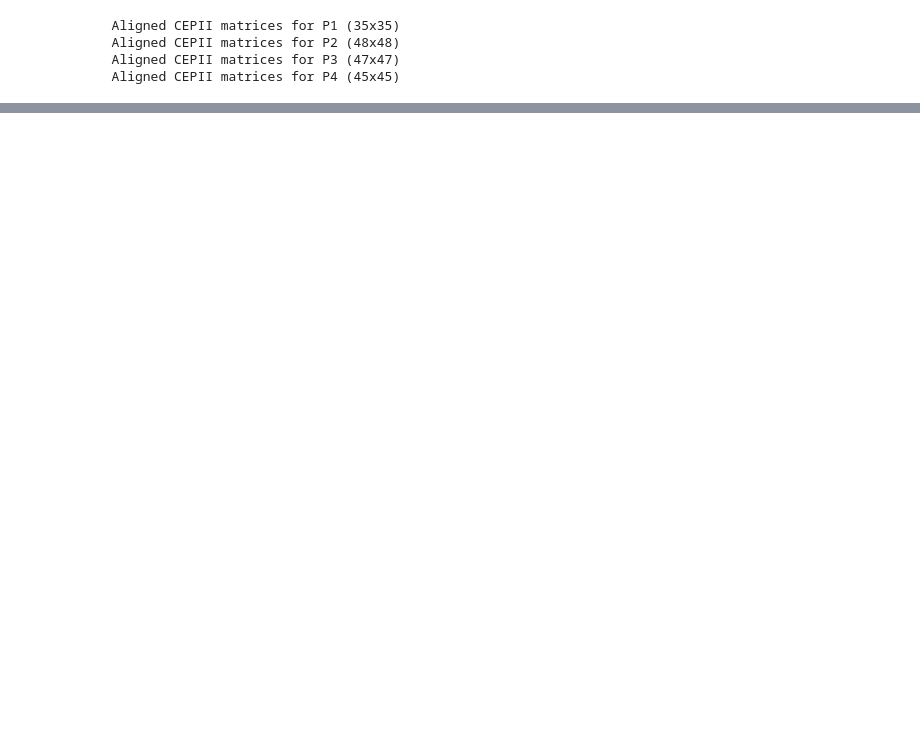
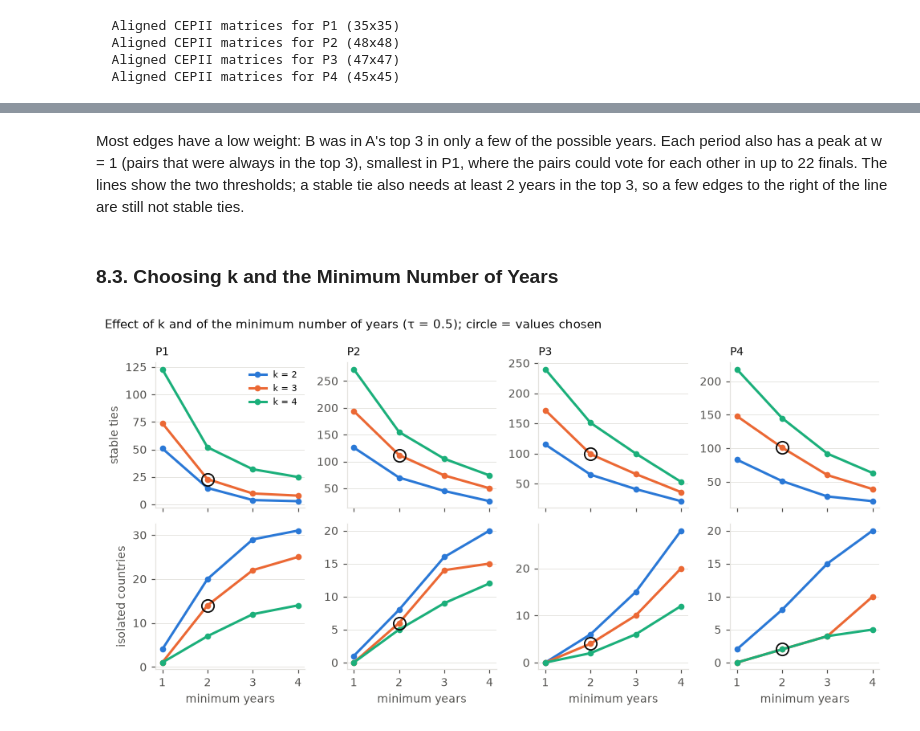
Before and after one commit to catalinabatalla/eurovision-sna, a Jupyter notebook: src/02-network_construction.ipynb, the cells around one changed output, grey strips where cells are left out. Cells and saved outputs as stored; diff of their text form; code cells hidden in the pictures; blank space fills up the shorter version.

```diff
--- a/src/02-network_construction.ipynb
+++ b/src/02-network_construction.ipynb
@@ -788,0 +682,30 @@ LaTeX table successfully exported to: c:\Users\dudab\Projects\eurovision-sna\pap
+# %% [markdown]
+Most edges have a low weight: B was in A's top 3 in only a few of the possible years. Each period also has a peak at w = 1 (pairs that were always in the top 3), smallest in P1, where the pairs could vote for each other in up to 22 finals. The lines show the two thresholds; a stable tie also needs at least 2 years in the top 3, so a few edges to the right of the line are still not stable ties.
+# %% [markdown]
+### 8.3. Choosing k and the Minimum Number of Years
+# %%
+# effect of k and of the minimum number of years (τ = 0.5)
+t05 = sensitivity[sensitivity["tau"] == 0.5]
+fig, axes = plt.subplots(2, 4, figsize=(9, 4.6), sharex=True)
+for col, p in enumerate(PERIODS):
+    for row, (measure, label) in enumerate([("stable_ties", "stable ties"), ("isolated", "isolated countries")]):
+        ax = axes[row, col]
+        for j, k in enumerate([2, 3, 4]):
+            d = t05[(t05["period"] == p) & (t05["k"] == k)].sort_values("min_years")
+            ax.plot(d["min_years"], d[measure], color=SERIES[j], lw=2, marker="o", ms=4, label=f"k = {k}")
+        chosen = t05[(t05["period"] == p) & (t05["k"] == 3) & (t05["min_years"] == 2)][measure].item()
+        ax.plot(2, chosen, marker="o", ms=10, mfc="none", mec=INK, mew=1.2)
+        if row == 0:
+            ax.set_title(p, loc="left", color=INK, fontsize=9)
+        if col == 0:
+            ax.set_ylabel(label)
+        ax.set_xticks([1, 2, 3, 4])
+for ax in axes[1]:
+    ax.set_xlabel("minimum years")
+axes[0, 0].legend(fontsize=7, loc="upper right")
+fig.suptitle("Effect of k and of the minimum number of years (τ = 0.5); circle = values chosen",
+             x=0.01, ha="left", color=INK, fontsize=10)
+fig.tight_layout()
+plt.show()
+# %% [output]
+[figure, added]
```
Also changed, not shown: parts of 58 cells of this notebook, 2 other files.
